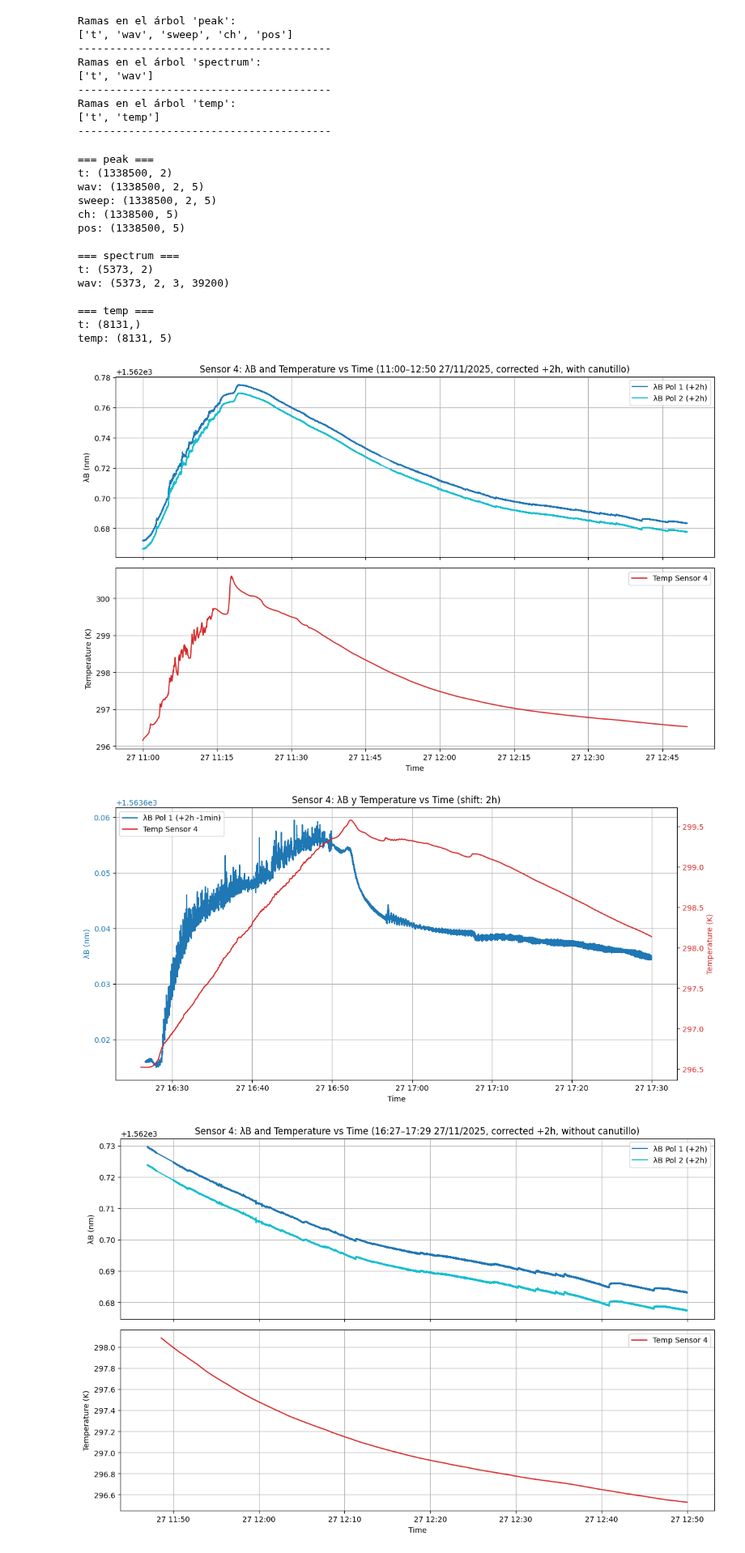
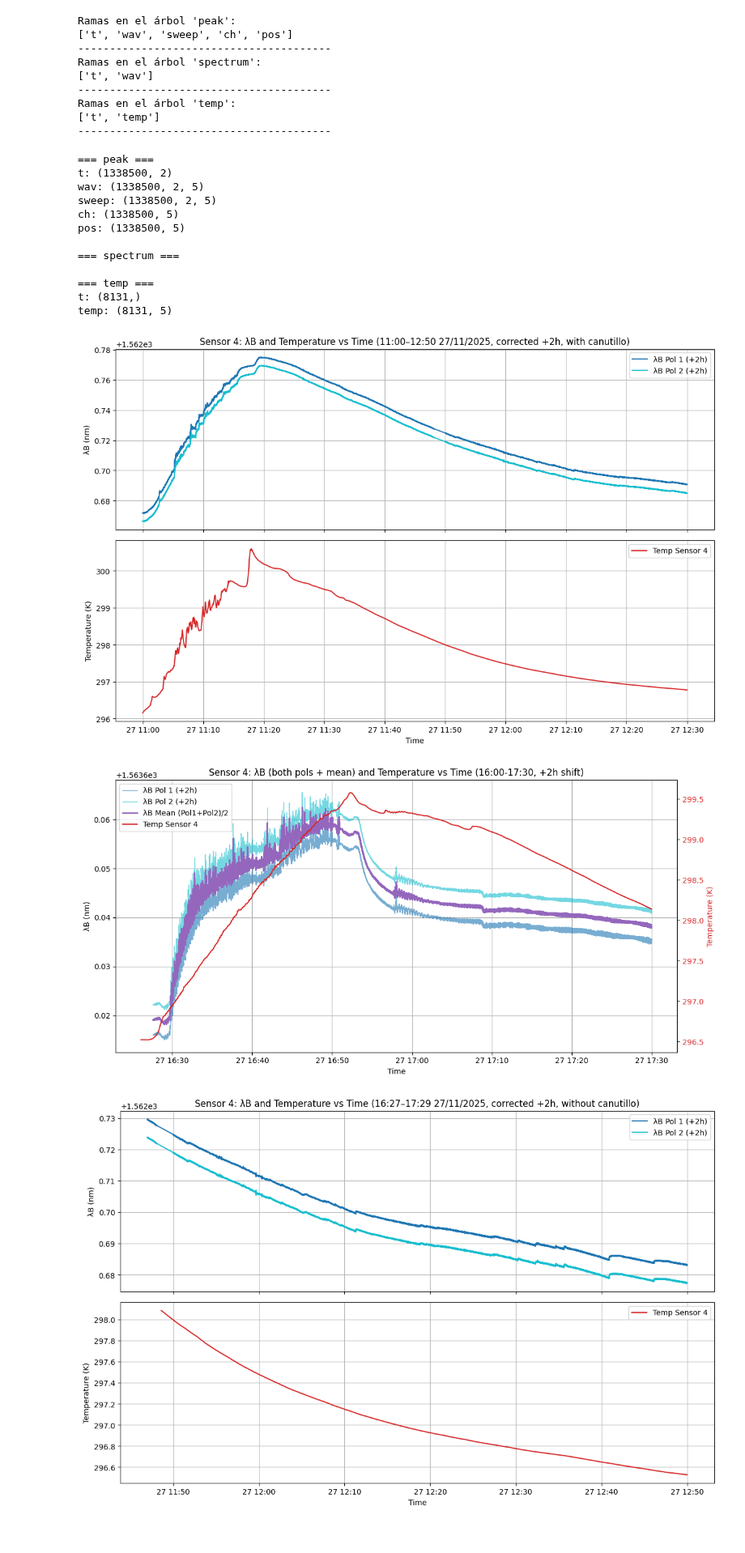
Before and after one commit to garpol/rtd-calibration-ana, a Jupyter notebook: DEWAR_1M/ROOT_DEWAR_28_11.ipynb, the cells around one changed output. Shown at 81% size. Saved outputs shown, nothing was run; the diff lists cells and outputs as text; code cells hidden in the pictures.

```diff
--- a/DEWAR_1M/ROOT_DEWAR_28_11.ipynb
+++ b/DEWAR_1M/ROOT_DEWAR_28_11.ipynb
@@ -52,12 +169,12 @@ input_filename = "/eos/user/j/jcapotor/FBGdata/ROOTFiles/Dewar1m/20251128.root"
 # Abrir el archivo ROOT con uproot
 with uproot.open(input_filename) as file:
     peak_tree = file["peak"]
-    spectrum_tree = file["spectrum"]
+    #spectrum_tree = file["spectrum"]
     temp_tree = file["temp"]
 
     # Cargar ramas como numpy arrays
     peak_data = peak_tree.arrays(library="np")
-    spectrum_data = spectrum_tree.arrays(library="np")
+    #spectrum_data = spectrum_tree.arrays(library="np")
     temp_data = temp_tree.arrays(library="np")
 
 # --- Imprimir shapes de todas las variables ---
@@ -66,8 +183,8 @@ for key, value in peak_data.items():
     print(f"{key}: {np.array(value).shape}")
 
 print("\n=== spectrum ===")
-for key, value in spectrum_data.items():
-    print(f"{key}: {np.array(value).shape}")
+#for key, value in spectrum_data.items():
+#    print(f"{key}: {np.array(value).shape}")
 
 print("\n=== temp ===")
 for key, value in temp_data.items():
@@ -81,8 +198,6 @@ ch: (1338500, 5)
 pos: (1338500, 5)
 
 === spectrum ===
-t: (5373, 2)
-wav: (5373, 2, 3, 39200)
 
 === temp ===
 t: (8131,)
@@ -109,7 +224,7 @@ sensor3_pol1 = peak_data["wav"][:, 0, 3]
 sensor3_pol2 = peak_data["wav"][:, 1, 3]
 
 temp_times = temp_data["t"]
-sensor3_temp = temp_data["temp"][:, 3]
+sensor3_temp = temp_data["temp"][:,3]
 
 # --- Convertir tiempos a datetime ---
 peak_timestamps = np.array([datetime.datetime.utcfromtimestamp(t) for t in peak_times])
@@ -121,7 +236,7 @@ peak_timestamps = peak_timestamps + time_shift
 
 # --- Definir filtro temporal ---
 start_time = datetime.datetime(2025, 11, 27, 11, 0, 0)
-end_time   = datetime.datetime(2025, 11, 27, 12, 50, 0)
+end_time   = datetime.datetime(2025, 11, 27, 12, 30, 0)
 
 # --- Aplicar máscaras ---
 mask_peak = (peak_timestamps >= start_time) & (peak_timestamps <= end_time)
@@ -160,7 +275,7 @@ ax2.grid(True)
 plt.tight_layout()
 plt.show()
 # %% [output]
-[figure, old version]
+[figure, new version]
 # %%
 import uproot
 import numpy as np
@@ -180,6 +295,7 @@ with uproot.open(input_filename) as file:
 # --- Sensor 4 ---
 peak_times = peak_data["t"][:, 0]           # primera polarización
 sensor3_pol1 = peak_data["wav"][:, 0, 3]
+sensor3_pol2 = peak_data["wav"][:, 1, 3]
 
 temp_times = temp_data["t"]
 sensor3_temp = temp_data["temp"][:, 3]
@@ -200,48 +316,57 @@ end_time   = datetime.datetime(2025, 11, 27, 17, 30, 0)
 mask_peak = (peak_timestamps >= start_time) & (peak_timestamps <= end_time)
 peak_t_filtered = peak_timestamps[mask_peak]
 sensor3_pol1_filtered = sensor3_pol1[mask_peak]
+sensor3_pol2_filtered = sensor3_pol2[mask_peak]
 
 mask_temp = (temp_timestamps >= start_time) & (temp_timestamps <= end_time)
 temp_t_filtered = temp_timestamps[mask_temp]
 sensor3_temp_filtered = sensor3_temp[mask_temp]
 
 # --- Filtrar valores nulos o cero en el pico (λB) ---
-valid_mask = (sensor3_pol1_filtered != 0) & (~np.isnan(sensor3_pol1_filtered))
+valid_mask = (sensor3_pol1_filtered != 0) & (sensor3_pol2_filtered != 0) & (~np.isnan(sensor3_pol1_filtered)) & (~np.isnan(sensor3_pol2_filtered))
 peak_t_filtered = peak_t_filtered[valid_mask]
 sensor3_pol1_filtered = sensor3_pol1_filtered[valid_mask]
+sensor3_pol2_filtered = sensor3_pol2_filtered[valid_mask]
+
+# --- Calcular la media de ambas polarizaciones ---
+sensor3_mean_filtered = (sensor3_pol1_filtered + sensor3_pol2_filtered) / 2.0
 
 # --- Graficar ambos datos en un solo subplot con dos ejes y leyendas ---
 fig, ax1 = plt.subplots(figsize=(12,6))
 
 color1 = "tab:blue"
-color2 = "tab:red"
+color2 = "tab:cyan"
+color_mean = "tab:purple"
+color_temp = "tab:red"
 
-# λB (eje izquierdo)
-ax1.plot(peak_t_filtered, sensor3_pol1_filtered*1e9, label="λB Pol 1 (+2h -1min)", color=color1)
-ax1.set_ylabel("λB (nm)", color=color1)
-ax1.tick_params(axis='y', labelcolor=color1)
+# λB (eje izquierdo) - Pol1, Pol2 y Media
+ax1.plot(peak_t_filtered, sensor3_pol1_filtered*1e9, label="λB Pol 1 (+2h)", color=color1, alpha=0.6, linewidth=1)
+ax1.plot(peak_t_filtered, sensor3_pol2_filtered*1e9, label="λB Pol 2 (+2h)", color=color2, alpha=0.6, linewidth=1)
+ax1.plot(peak_t_filtered, sensor3_mean_filtered*1e9, label="λB Mean (Pol1+Pol2)/2", color=color_mean, linewidth=2)
+ax1.set_ylabel("λB (nm)", color="black")
+ax1.tick_params(axis='y', labelcolor="black")
 
 # Título con info de la corrección
-ax1.set_title("Sensor 4: λB y Temperature vs Time (shift: 2h)")
+ax1.set_title("Sensor 4: λB (both pols + mean) and Temperature vs Time (16:00-17:30, +2h shift)")
 
 # Temperatura (eje derecho)
 ax2 = ax1.twinx()
-ax2.plot(temp_t_filtered, sensor3_temp_filtered, label="Temp Sensor 4", color=color2)
-ax2.set_ylabel("Temperature (K)", color=color2)
-ax2.tick_params(axis='y', labelcolor=color2)
+ax2.plot(temp_t_filtered, sensor3_temp_filtered, label="Temp Sensor 4", color=color_temp, linewidth=1.5)
+ax2.set_ylabel("Temperature (K)", color=color_temp)
+ax2.tick_params(axis='y', labelcolor=color_temp)
 
 # Leyendas
 lines_1, labels_1 = ax1.get_legend_handles_labels()
 lines_2, labels_2 = ax2.get_legend_handles_labels()
 ax1.legend(lines_1 + lines_2, labels_1 + labels_2, loc="upper left")
 
 ax1.set_xlabel("Time")
 ax1.grid(True)
 
 plt.tight_layout()
 plt.show()
 # %% [output]
-[figure, old version]
+[figure, new version]
 # %%
 import uproot
 import numpy as np
```
Also changed, not shown: parts of 4 cells of this notebook.
